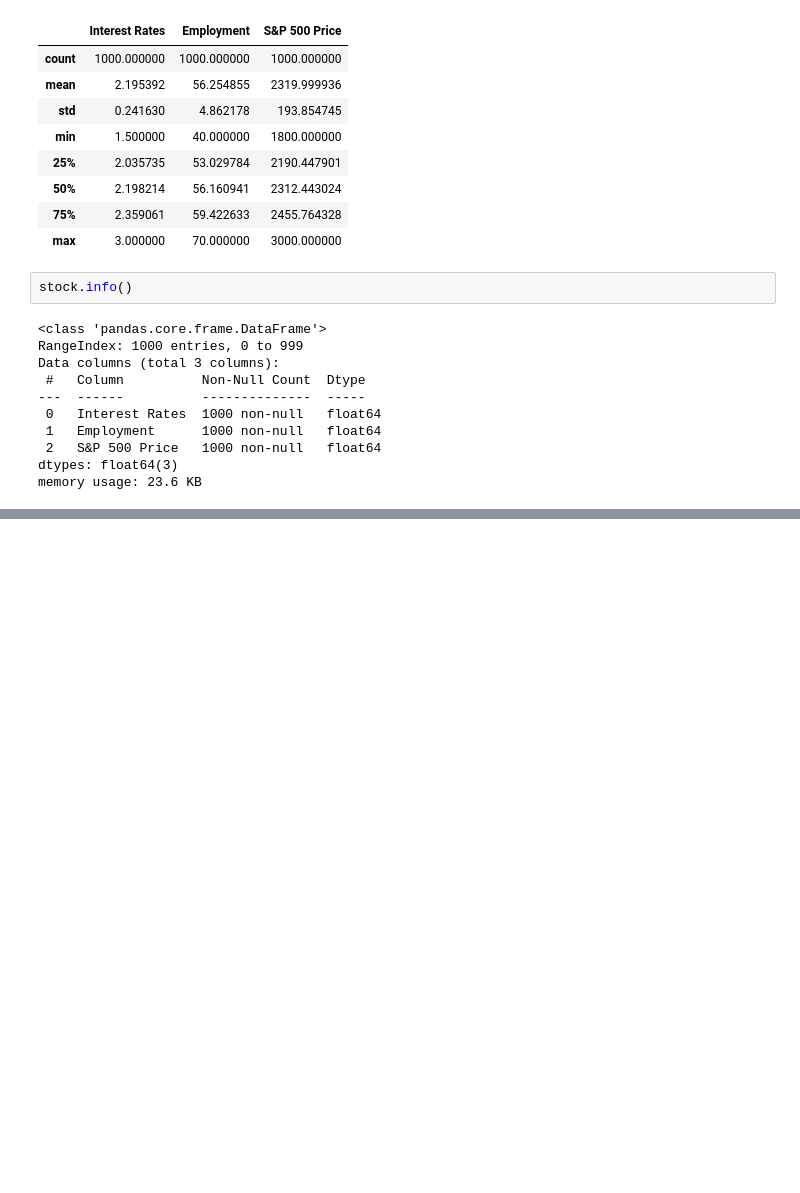
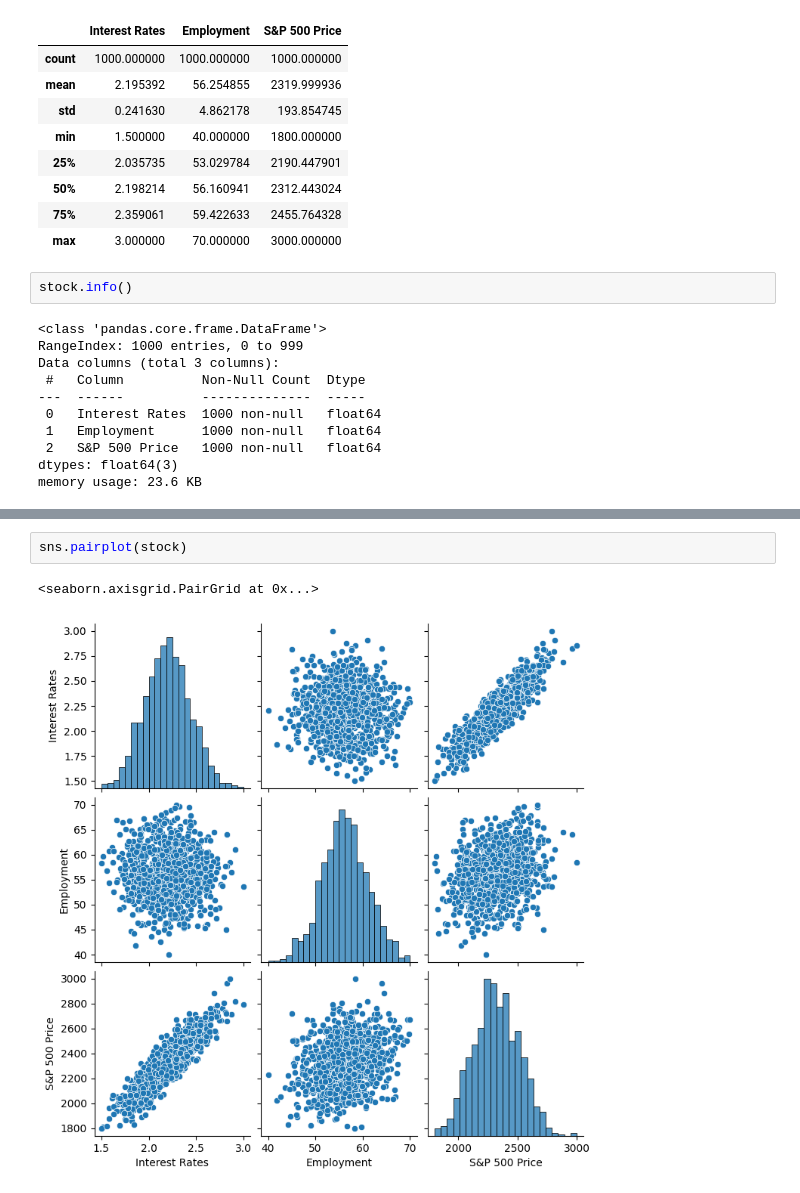
Before and after one commit to mk346/MachineLearning, a Jupyter notebook: multipleLinearRegression/case1.ipynb, the cells around one changed output, grey strips where cells are left out. Saved outputs shown, nothing was run; the diff lists cells and outputs as text; blank space fills up the shorter version.

```diff
--- a/multipleLinearRegression/case1.ipynb
+++ b/multipleLinearRegression/case1.ipynb
@@ -61,0 +73,5 @@ memory usage: 23.6 KB
+# %%
+sns.pairplot(stock)
+# %% [output]
+<seaborn.axisgrid.PairGrid at 0x...>
+[figure, added]
```
Also changed, not shown: parts of 31 cells of this notebook.
